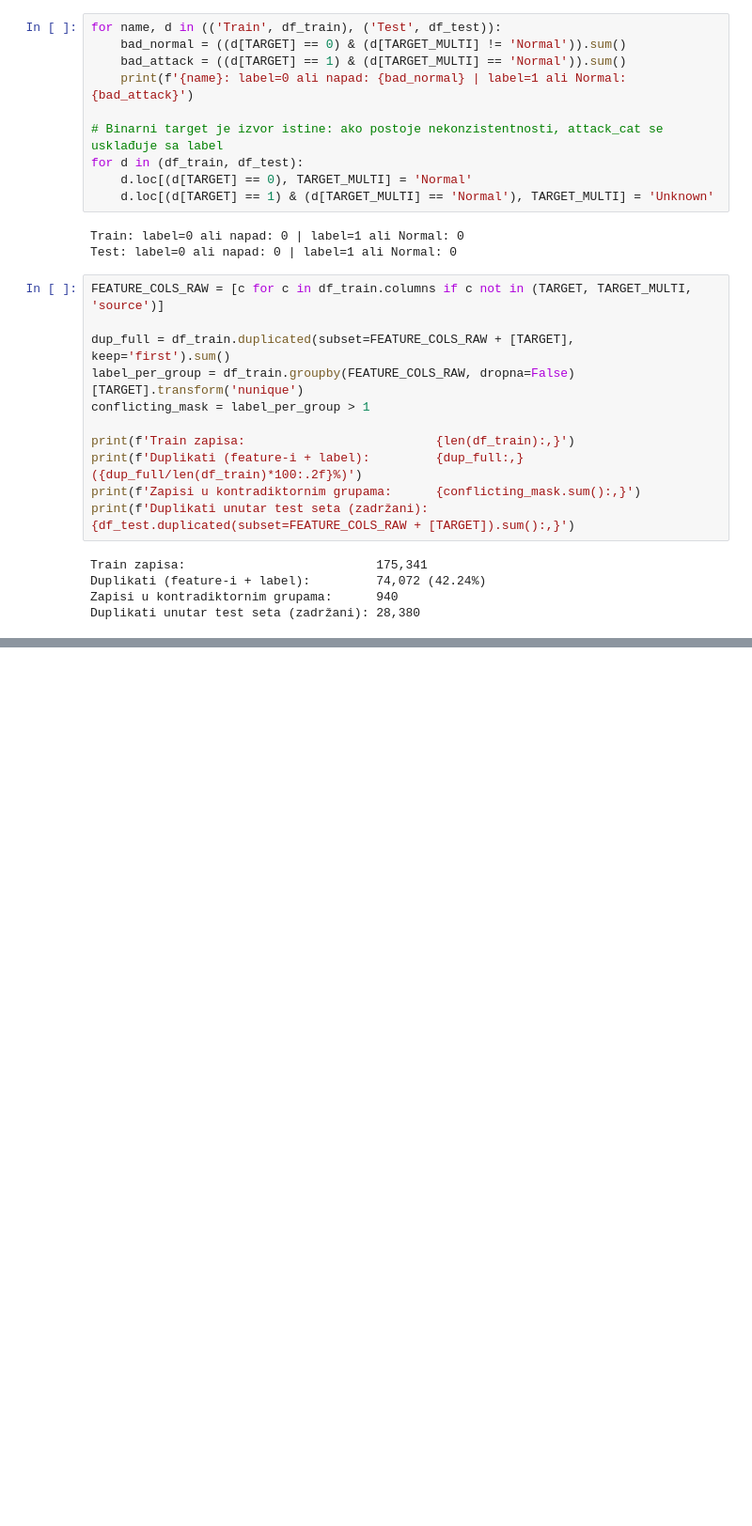
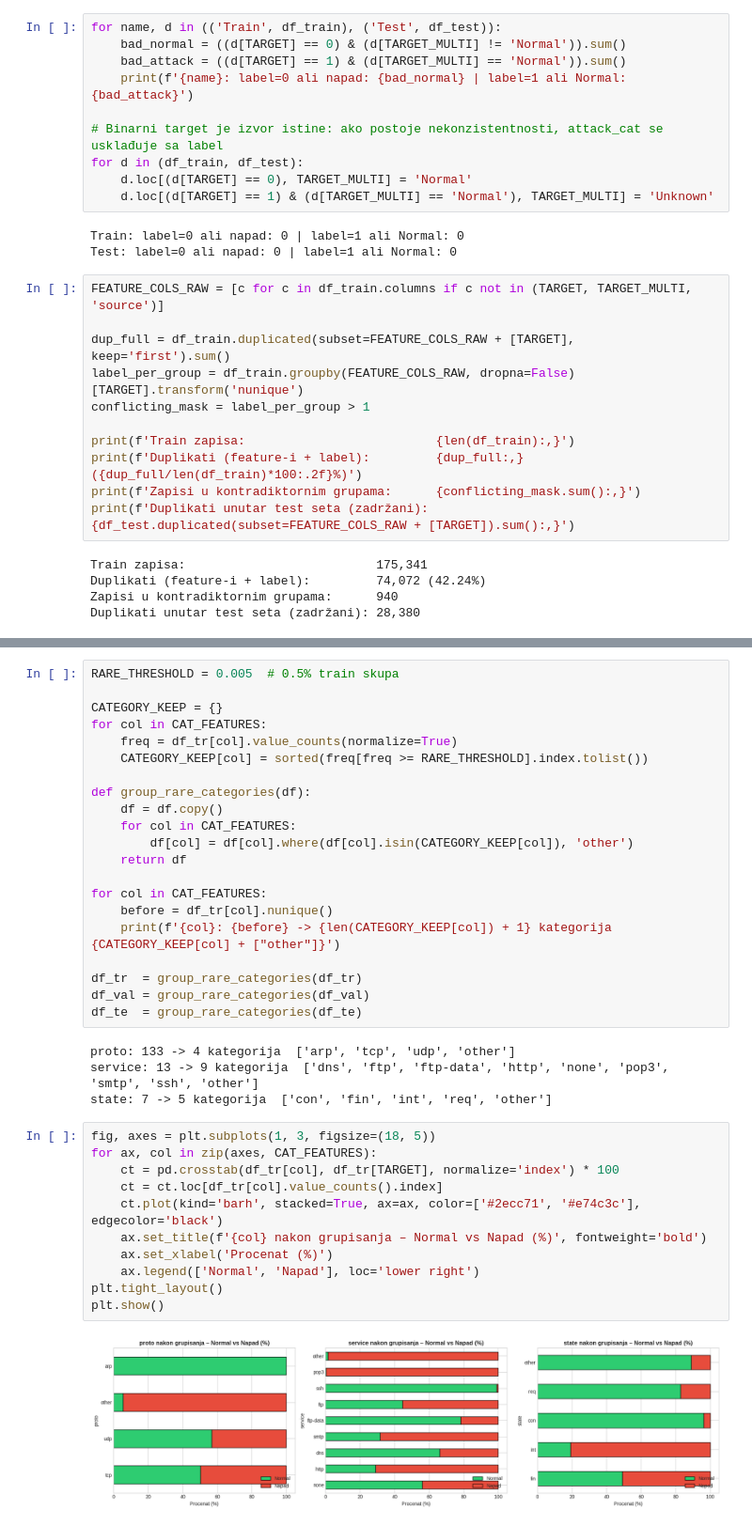
Before and after one commit to fadzankerim/Network-Intrusion-Detection-System, a Jupyter notebook: Cleaning_Transformation.ipynb, the cells around one changed output, grey strips where cells are left out. Shown at 94% size. Cells and saved outputs as stored; diff of their text form; blank space fills up the shorter version.

```diff
--- a/Cleaning_Transformation.ipynb
+++ b/Cleaning_Transformation.ipynb
@@ -305,0 +327,38 @@ Distribucija attack_cat u train skupu nakon čišćenja:
+# %%
+RARE_THRESHOLD = 0.005  # 0.5% train skupa
+
+CATEGORY_KEEP = {}
+for col in CAT_FEATURES:
+    freq = df_tr[col].value_counts(normalize=True)
+    CATEGORY_KEEP[col] = sorted(freq[freq >= RARE_THRESHOLD].index.tolist())
+
+def group_rare_categories(df):
+    df = df.copy()
+    for col in CAT_FEATURES:
+        df[col] = df[col].where(df[col].isin(CATEGORY_KEEP[col]), 'other')
+    return df
+
+for col in CAT_FEATURES:
+    before = df_tr[col].nunique()
+    print(f'{col}: {before} -> {len(CATEGORY_KEEP[col]) + 1} kategorija  {CATEGORY_KEEP[col] + ["other"]}')
+
+df_tr  = group_rare_categories(df_tr)
+df_val = group_rare_categories(df_val)
+df_te  = group_rare_categories(df_te)
+# %% [output]
+proto: 133 -> 4 kategorija  ['arp', 'tcp', 'udp', 'other']
+service: 13 -> 9 kategorija  ['dns', 'ftp', 'ftp-data', 'http', 'none', 'pop3', 'smtp', 'ssh', 'other']
+state: 7 -> 5 kategorija  ['con', 'fin', 'int', 'req', 'other']
+# %%
+fig, axes = plt.subplots(1, 3, figsize=(18, 5))
+for ax, col in zip(axes, CAT_FEATURES):
+    ct = pd.crosstab(df_tr[col], df_tr[TARGET], normalize='index') * 100
+    ct = ct.loc[df_tr[col].value_counts().index]
+    ct.plot(kind='barh', stacked=True, ax=ax, color=['#2ecc71', '#e74c3c'], edgecolor='black')
+    ax.set_title(f'{col} nakon grupisanja – Normal vs Napad (%)', fontweight='bold')
+    ax.set_xlabel('Procenat (%)')
+    ax.legend(['Normal', 'Napad'], loc='lower right')
+plt.tight_layout()
+plt.show()
+# %% [output]
+[figure, added]
```
Also changed, not shown: parts of 15 cells of this notebook.
